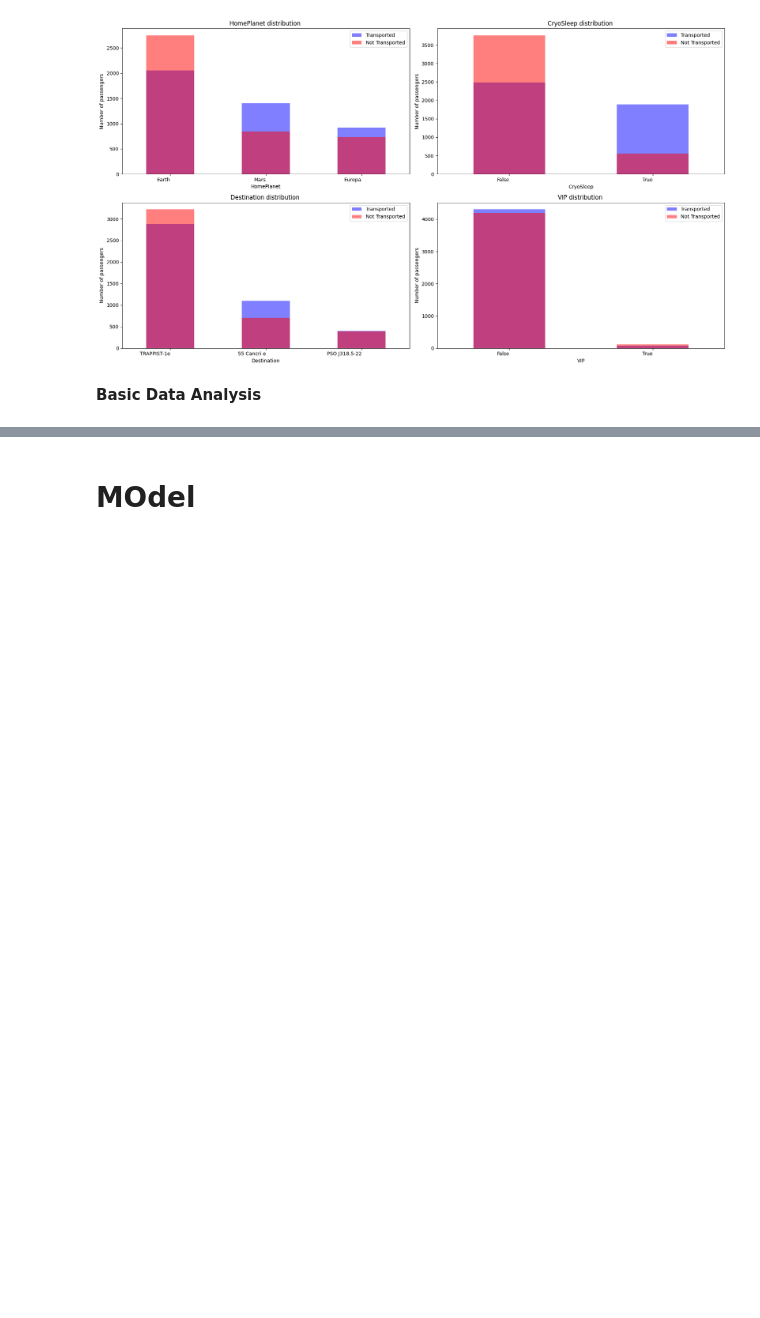
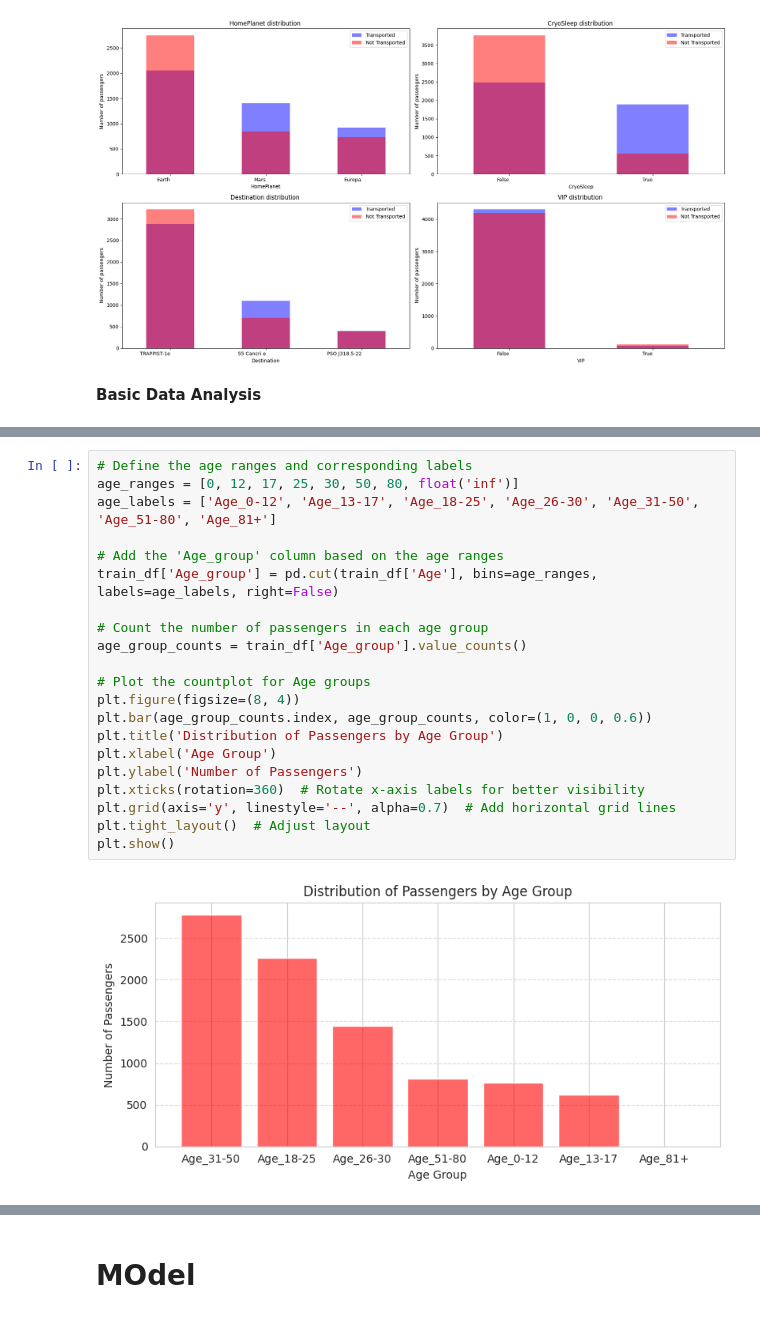
Before and after one commit to 7PAM2015-0105-2023-TEAM17/Kaggle-Challenge-Team-17, a Jupyter notebook: kaggle_Challenge_TEAM_17.ipynb, the cells around one changed output, grey strips where cells are left out. Saved outputs shown, nothing was run; the diff lists cells and outputs as text; blank space fills up the shorter version.

```diff
--- a/kaggle_Challenge_TEAM_17.ipynb
+++ b/kaggle_Challenge_TEAM_17.ipynb
@@ -348,0 +349,23 @@ Destination:
+# %%
+# Define the age ranges and corresponding labels
+age_ranges = [0, 12, 17, 25, 30, 50, 80, float('inf')]
+age_labels = ['Age_0-12', 'Age_13-17', 'Age_18-25', 'Age_26-30', 'Age_31-50', 'Age_51-80', 'Age_81+']
+
+# Add the 'Age_group' column based on the age ranges
+train_df['Age_group'] = pd.cut(train_df['Age'], bins=age_ranges, labels=age_labels, right=False)
+
+# Count the number of passengers in each age group
+age_group_counts = train_df['Age_group'].value_counts()
+
+# Plot the countplot for Age groups
+plt.figure(figsize=(8, 4))
+plt.bar(age_group_counts.index, age_group_counts, color=(1, 0, 0, 0.6))
+plt.title('Distribution of Passengers by Age Group')
+plt.xlabel('Age Group')
+plt.ylabel('Number of Passengers')
+plt.xticks(rotation=360)  # Rotate x-axis labels for better visibility
+plt.grid(axis='y', linestyle='--', alpha=0.7)  # Add horizontal grid lines
+plt.tight_layout()  # Adjust layout
+plt.show()
+# %% [output]
+[figure, added]
```
Also changed, not shown: parts of 4 cells of this notebook.
